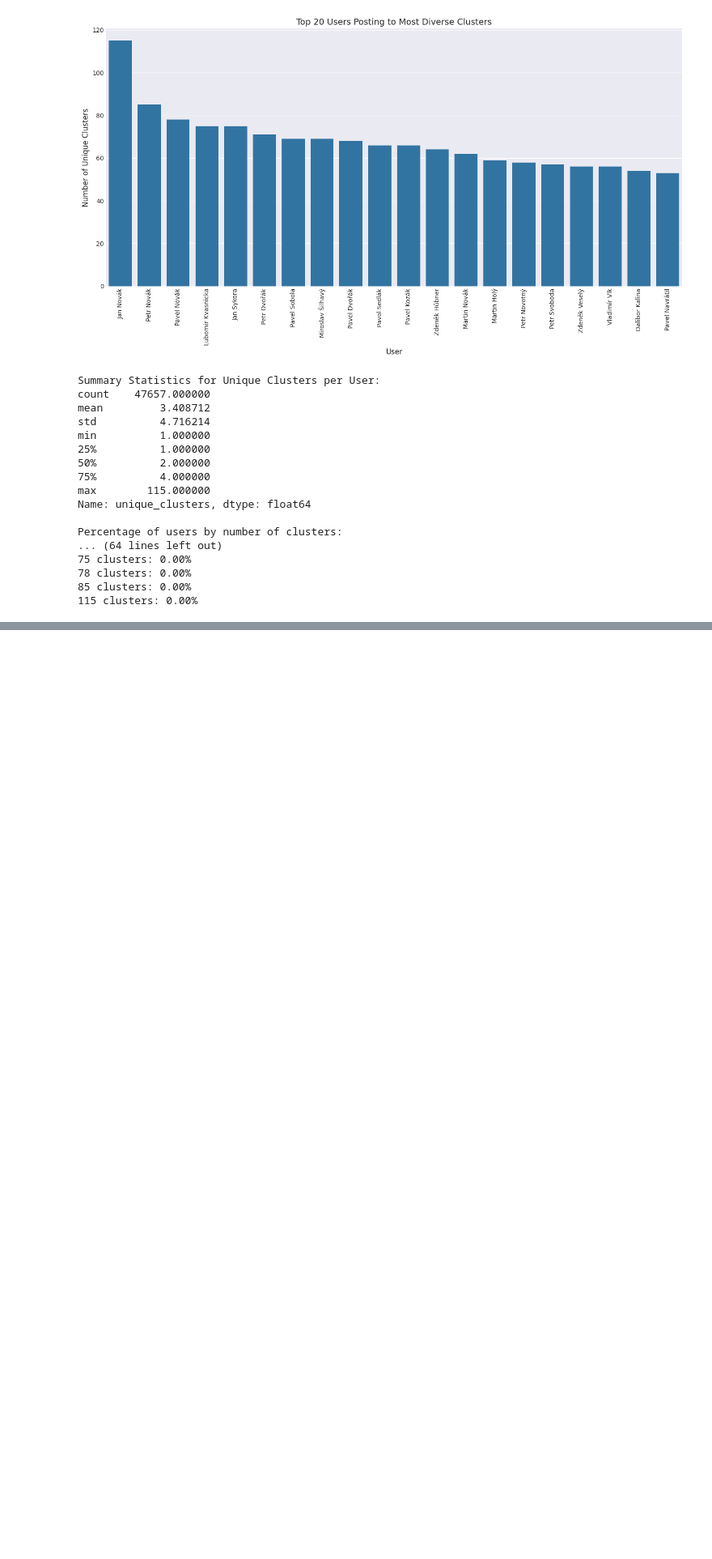
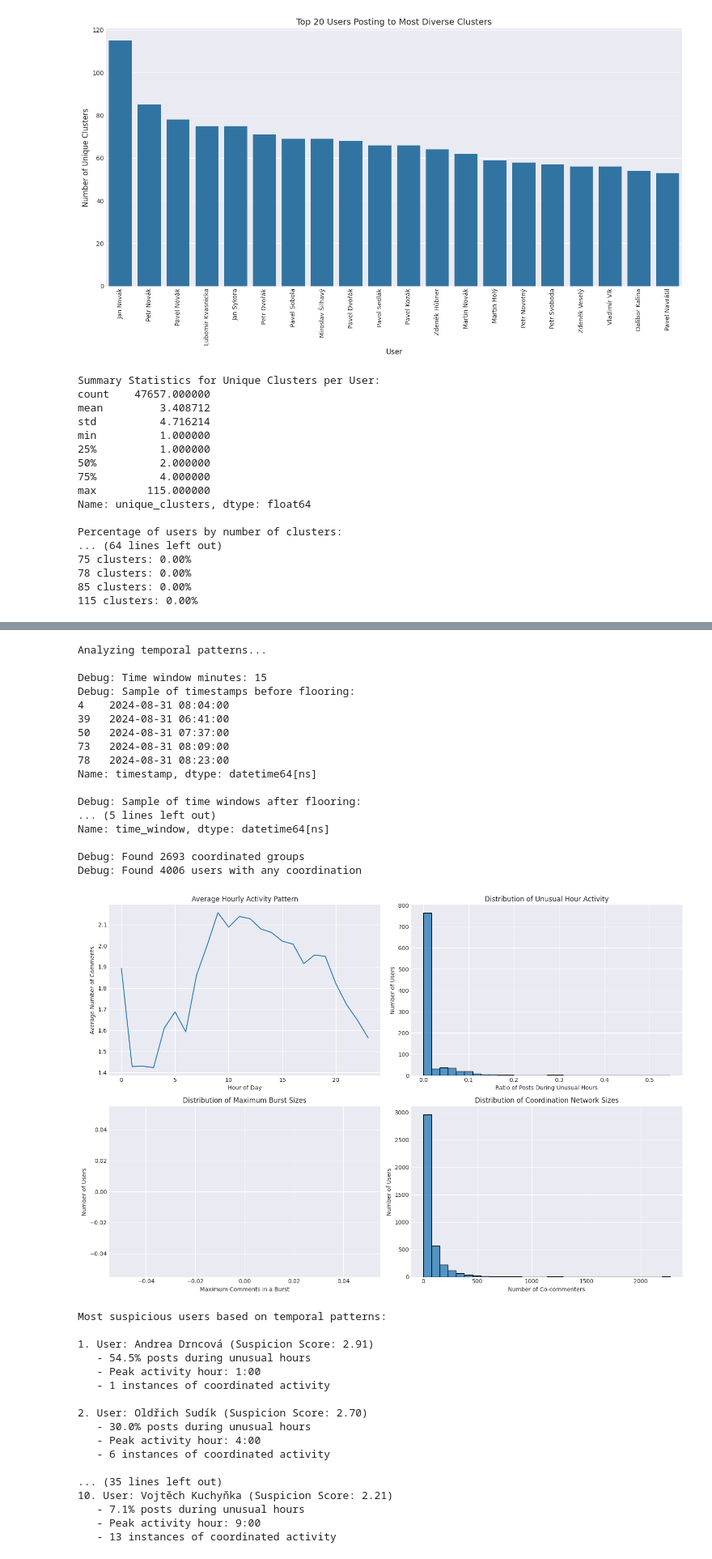
Before and after one commit to ziggyplayedguitar/nlp_thesis, a Jupyter notebook: workspace/notebooks/07_topic.ipynb, the cells around one changed output, grey strips where cells are left out. Shown at 81% size. Drawn from its saved outputs; the diff is of its cells as text; code cells hidden in the pictures; blank space fills up the shorter version.

```diff
--- a/workspace/notebooks/07_topic.ipynb
+++ b/workspace/notebooks/07_topic.ipynb
@@ -346,0 +31,28 @@ Users posting to 9 different clusters: 671 (1.41%)
+# %%
+# First, define your file paths
+JSON_FILE = Path('2025.04.05 ToPeraicaLiska/commentedPool.json')
+TOPICS_FILE = Path('2025.04.05 ToPeraicaLiska/Topics/topicEVOC_artClusterText_KeyBERT_0.txt')
+
+# Use the load_and_process_data function to load and process everything
+articles_df, comments_df = load_and_process_data(
+    json_file_path=JSON_FILE,
+    topic_file_path=TOPICS_FILE,
+    max_entries=200000  # Adjust as needed
+)
+
+# Now you can run the analyze_cluster_distribution function
+cluster_stats = analyze_cluster_distribution(comments_df)
+
+# Display the statistics
+total_comments = cluster_stats['total_comments']
+
+print(f"\nCluster Assignment Statistics:")
+print(f"Total comments: {total_comments}")
+print(f"All comments have been assigned to clusters (including Unlabelled)")
+
+print("\nDistribution of comments across clusters:")
+for cluster_id, info in sorted(cluster_stats['clusters'].items()):
+    label = info['label']
+    count = info['count']
+    percentage = info['percentage']
+    print(f"Cluster {cluster_id} ({label}): {count} comments ({percentage:.2f}%)")
@@ -725,0 +813,51 @@ Errors: 0 (0.0%)
+# %%
+# Reimport the temporal analysis functions to get latest changes
+from importlib import reload
+import src.analysis.temporal_analysis
+reload(src.analysis.temporal_analysis)
+from src.analysis.temporal_analysis import analyze_temporal_patterns, analyze_coordination_patterns
+
+comments_df['timestamp'] = pd.to_datetime(comments_df['publishDate'])
+
+# Run analysis on a subset of users (e.g., 100 users)
+temporal_analysis = analyze_temporal_patterns(
+    comments_df,
+    max_users=5000,  # Analyze only 100 users
+    random_seed=42  # For reproducibility
+)
+# %% [output]
+Analyzing temporal patterns...
+
+Debug: Time window minutes: 15
+Debug: Sample of timestamps before flooring:
+4    2024-08-31 08:04:00
+39   2024-08-31 06:41:00
+50   2024-08-31 07:37:00
+73   2024-08-31 08:09:00
+78   2024-08-31 08:23:00
+Name: timestamp, dtype: datetime64[ns]
+
+Debug: Sample of time windows after flooring:
+... (5 lines left out)
+Name: time_window, dtype: datetime64[ns]
+
+Debug: Found 2693 coordinated groups
+Debug: Found 4006 users with any coordination
+[figure, added]
+Most suspicious users based on temporal patterns:
+
+1. User: Andrea Drncová (Suspicion Score: 2.91)
+   - 54.5% posts during unusual hours
+   - Peak activity hour: 1:00
+   - 1 instances of coordinated activity
+
+2. User: Oldřich Sudík (Suspicion Score: 2.70)
+   - 30.0% posts during unusual hours
+   - Peak activity hour: 4:00
+   - 6 instances of coordinated activity
+
+... (35 lines left out)
+10. User: Vojtěch Kuchyňka (Suspicion Score: 2.21)
+   - 7.1% posts during unusual hours
+   - Peak activity hour: 9:00
+   - 13 instances of coordinated activity
```
Also changed, not shown: parts of 23 cells of this notebook, 8 other files.
